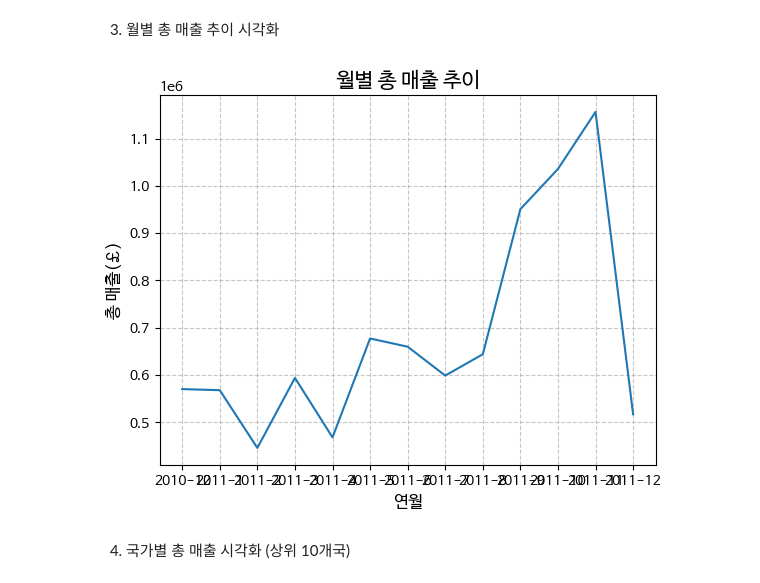
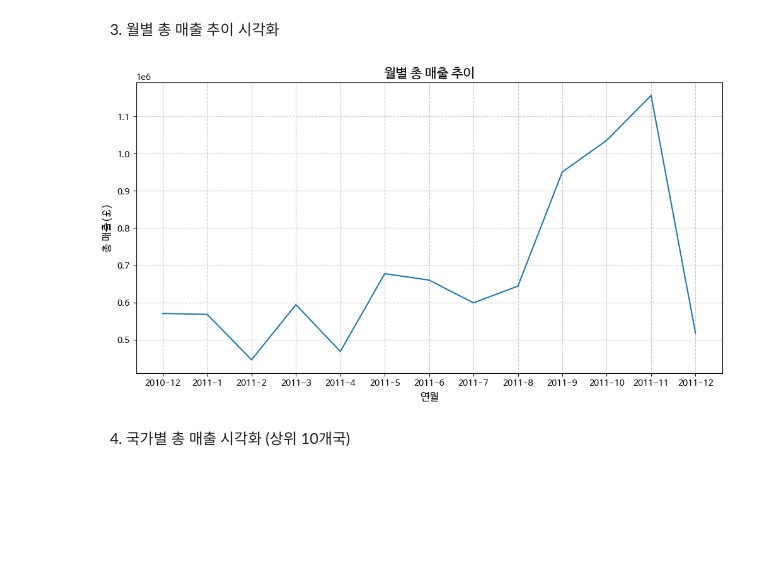
Before and after one commit to biomedist/Data-Analysis-with-Open-Source, a Jupyter notebook: 오픈소스_데이터_분석_10강.ipynb, the cells around one changed output. Cells and saved outputs as stored; diff of their text form; code cells hidden in the pictures; blank space fills up the shorter version.

```diff
--- a/오픈소스_데이터_분석_10강.ipynb
+++ b/오픈소스_데이터_분석_10강.ipynb
@@ -507,25 +507,26 @@ print(retail_data_clean.head())
 # %%
 import matplotlib.pyplot as plt
 
 ## 월별 총 매출 계산
 # retail_data_clean을 Year와 Month 단위로 그룹화 한 후 TotalPrice의 합을 구함
 monthly_sales = retail_data_clean.groupby(['Year', 'Month'])['TotalPrice'].sum().reset_index()
 monthly_sales['YearMonth'] = monthly_sales['Year'].astype(str) + '-' + monthly_sales['Month'].astype(str)
 
 # YearMonth 칼럼에 label을 설정
 monthly_sales['YearMonth'] = monthly_sales['Year'].astype(str) + '-' + monthly_sales['Month'].astype(str)
 
 ## 월별 총 매출 추이 시각화
+plt.figure(figsize=(12,6))
 plt.plot(monthly_sales['YearMonth'], monthly_sales['TotalPrice'])
 
 ## 그래프 제목 및 축 레이블 설정
 plt.title('월별 총 매출 추이', fontsize=15)
 plt.xlabel('연월', fontsize=12)
 plt.ylabel('총 매출(£)', fontsize=12)
 plt.grid(True, linestyle='--', alpha=0.7)
 plt.show()
 # %% [output]
-[figure, old version]
+[figure, new version]
 # %% [markdown]
 4. 국가별 총 매출 시각화 (상위 10개국)
 # %%
```
Also changed, not shown: parts of 2 cells of this notebook.
